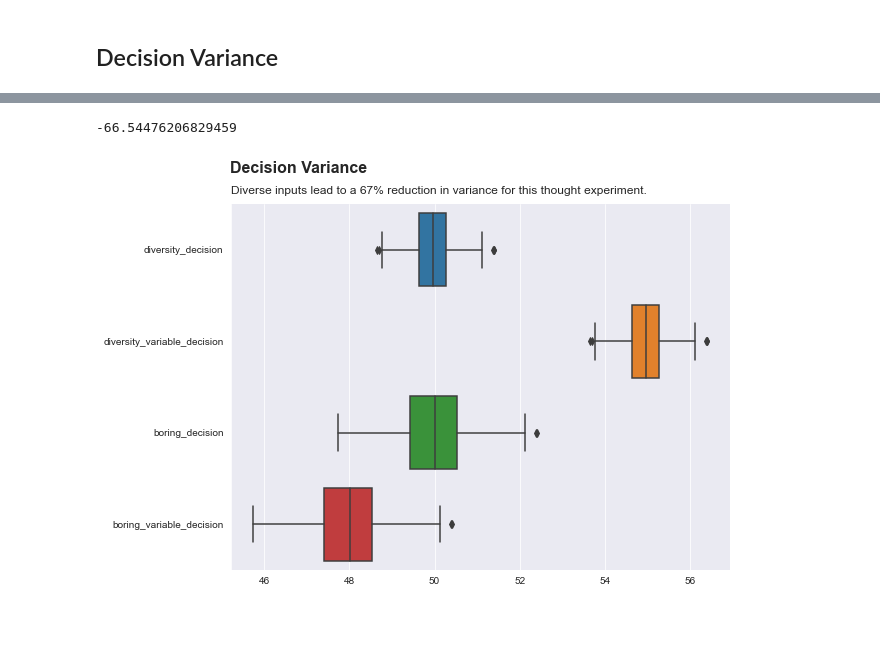
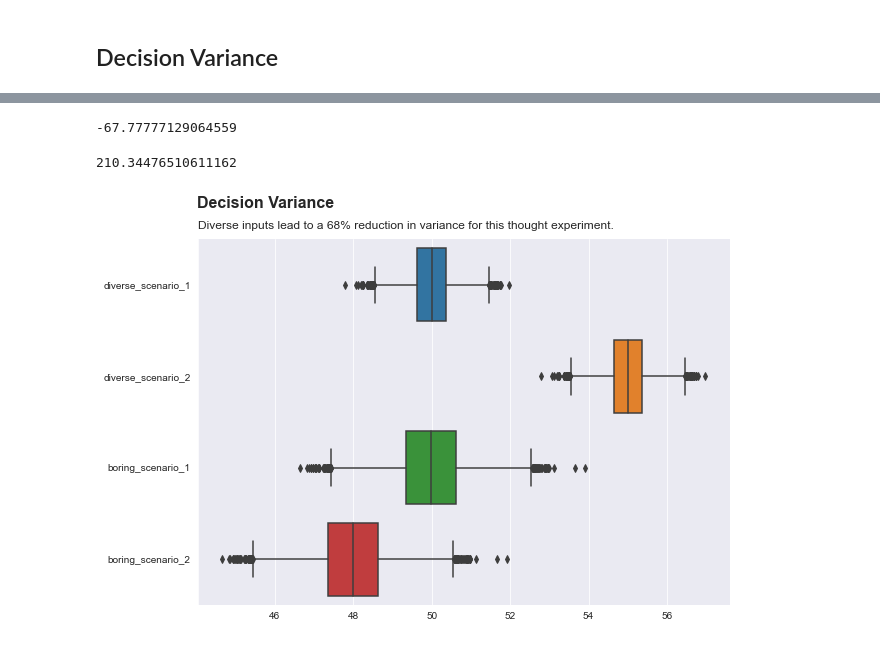
Before and after one commit to jrgilbertson/blog-notebooks, a Jupyter notebook: diversity_and_variance/diversity_and_variance.ipynb, the cells around one changed output, grey strips where cells are left out. Drawn from its saved outputs; the diff is of its cells as text; code cells hidden in the pictures.

Commit message:
diversity and variance final

```diff
--- a/diversity_and_variance/diversity_and_variance.ipynb
+++ b/diversity_and_variance/diversity_and_variance.ipynb
@@ -84,10 +78,10 @@ plt.savefig('team_diverse.png', bbox_inches='tight', dpi=300)
 # %% [markdown]
 ### Variable Decision-Making Ability: X = {40, 50, 50, 60, 75}
 # %%
-np.random.seed(7)
-team_diversity_variable_output = np.random.multivariate_normal(mean = [40., 50., 50., 60., 75.], cov = team_diversity_cov, size = 500)
+np.random.seed(47)
+team_diversity_variable_output = np.random.multivariate_normal(mean = [40., 50., 50., 60., 75.], cov = team_diversity_cov, size = 10000)
 team_diversity_variable_df = pd.DataFrame(data = team_diversity_variable_output, columns = ['diverse_1', 'diverse_2', 'diverse_3', 'diverse_4', 'diverse_5']) \
-    .assign(diversity_variable_decision = lambda df: df.mean(axis = 1))
+    .assign(diverse_scenario_2 = lambda df: df.mean(axis = 1))
 
 team_diversity_variable_df.describe()
 # %% [output]
@@ -144,8 +132,8 @@ array([[1.00000000e+00, 1.69052570e+00, 4.65937371e-01, 3.28201637e-02,
 # %%
-np.random.seed(7)
-team_boring_output = np.random.multivariate_normal(mean = [50., 50., 50., 50., 50.], cov = team_boring_cov, size = 500)
+np.random.seed(47)
+team_boring_output = np.random.multivariate_normal(mean = [50., 50., 50., 50., 50.], cov = team_boring_cov, size = 10000)
 team_boring_df = pd.DataFrame(data = team_boring_output, columns = ['boring_1', 'boring_2', 'boring_3', 'boring_4', 'boring_5']) \
-    .assign(boring_decision = lambda df: df.mean(axis = 1))
+    .assign(boring_scenario_1 = lambda df: df.mean(axis = 1))
 
 team_boring_df.describe()
 # %% [output]
@@ -176,10 +164,10 @@ plt.savefig('team_boring.png', bbox_inches='tight', dpi=300)
 # %% [markdown]
 ### Variable Decision-Making Ability: X = {30, 40, 50, 50, 70}
 # %%
-np.random.seed(7)
-team_boring_variable_output = np.random.multivariate_normal(mean = [30., 40., 50., 50., 70.], cov = team_boring_cov, size = 500)
+np.random.seed(47)
+team_boring_variable_output = np.random.multivariate_normal(mean = [30., 40., 50., 50., 70.], cov = team_boring_cov, size = 10000)
 team_boring_variable_df = pd.DataFrame(data = team_boring_variable_output, columns = ['boring_1', 'boring_2', 'boring_3', 'boring_4', 'boring_5']) \
-    .assign(boring_variable_decision = lambda df: df.mean(axis = 1))
+    .assign(boring_scenario_2 = lambda df: df.mean(axis = 1))
 
 team_boring_df.describe()
 # %% [output]
@@ -203,10 +191,10 @@ sns.heatmap(team_boring_variable_df.corr(), annot=True, fmt='.1f', linewidths=.5
 ## Decision Variance
 # %%
 decision_df = pd.concat(
-    [team_diversity_df['diversity_decision'],
-     team_diversity_variable_df['diversity_variable_decision'],
-     team_boring_df['boring_decision'],
-     team_boring_variable_df['boring_variable_decision']],
+    [team_diversity_df['diverse_scenario_1'],
+     team_diversity_variable_df['diverse_scenario_2'],
+     team_boring_df['boring_scenario_1'],
+     team_boring_variable_df['boring_scenario_2']],
     axis = 1)
 
 decision_df.head()
@@ -232,17 +220,21 @@ decision_df.describe()
 # %%
 # Calculate the reduction in variance due to the increased correlation of inputs.
-diversity_sample_variance = np.var(decision_df['diversity_decision'])
-boring_sample_variance = np.var(decision_df['boring_decision'])
+diversity_sample_variance = np.var(decision_df['diverse_scenario_1'])
+boring_sample_variance = np.var(decision_df['boring_scenario_1'])
 
 ((diversity_sample_variance - boring_sample_variance) / boring_sample_variance) * 100
 # %% [output]
--66.54476206829459
+-67.77777129064559
+# %%
+((boring_sample_variance - diversity_sample_variance) / diversity_sample_variance) * 100
+# %% [output]
+210.34476510611162
 # %%
 # plt.figure(figsize=(9, 5.6))
 sns.catplot(data = decision_df, orient = 'h', kind = 'box', height = 5.6, aspect = 1.607)
-plt.suptitle('Decision Variance', x = .318, y = 1.08, fontsize=16, fontweight='bold')
-plt.title('Diverse inputs lead to a 67% reduction in variance for this thought experiment.', fontsize=12, loc='left', pad=10)
+plt.suptitle('Decision Variance', x = .267, y = 1.08, fontsize=16, fontweight='bold')
+plt.title('Diverse inputs lead to a 68% reduction in variance for this thought experiment.', fontsize=12, loc='left', pad=10)
 
 plt.savefig('decision_box_plot.png', bbox_inches='tight', dpi=300)
 # %% [output]
-[figure, old version]
+[figure, new version]
```
Also changed, not shown: parts of 17 cells of this notebook, 3 other files.
